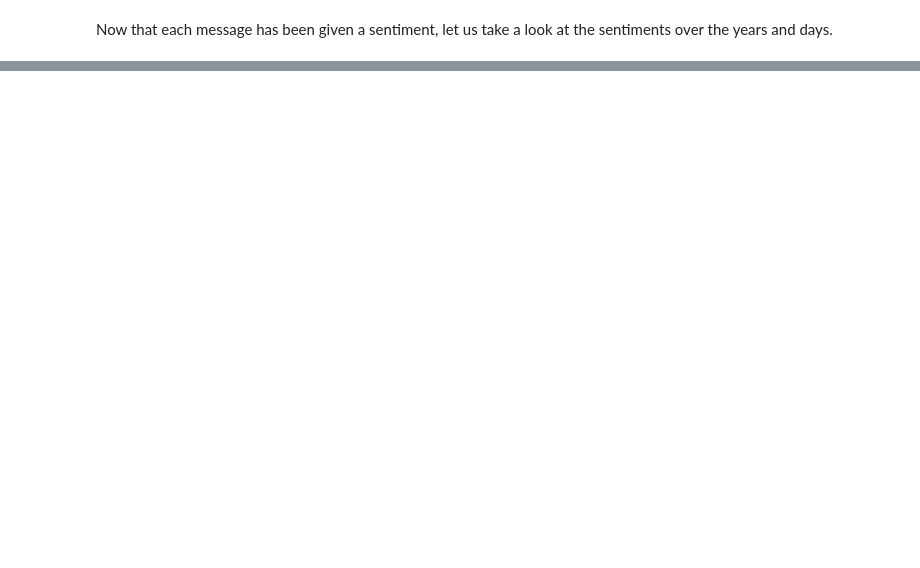
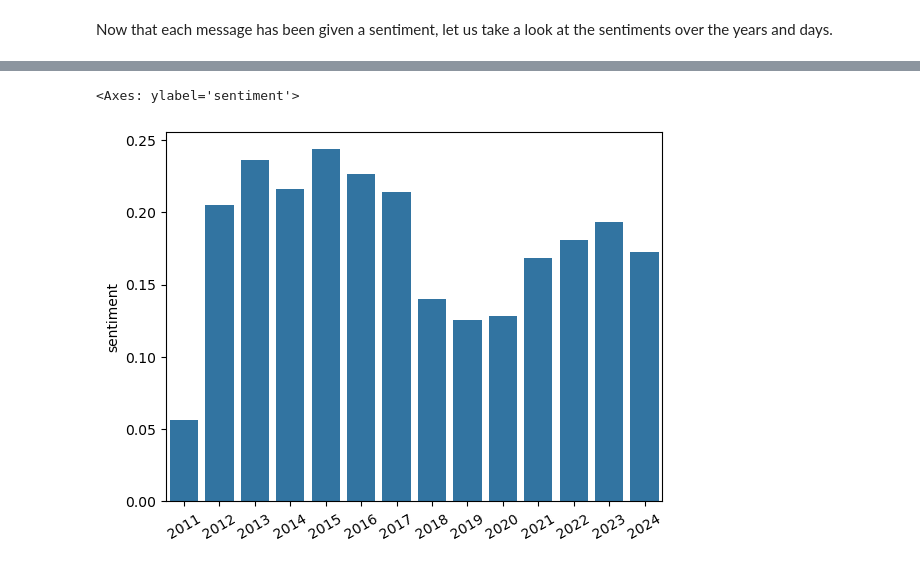
Before and after one commit to Papa-Yaga/Facebook_Projekt, a Jupyter notebook: Facebook.ipynb, the cells around one changed output, grey strips where cells are left out. Saved outputs shown, nothing was run; the diff lists cells and outputs as text; code cells hidden in the pictures; blank space fills up the shorter version.

```diff
--- a/Facebook.ipynb
+++ b/Facebook.ipynb
@@ -272,3 +273,7 @@ messages_df.groupby("year")["sentiment"].mean()
 # %%
+plt.xticks(rotation=30)
 sns.barplot(x=sorted(messages_df["year"].unique()), y=messages_df.groupby("year")["sentiment"].mean())
+# %% [output]
+<Axes: ylabel='sentiment'>
+[figure, added]
 # %%
```
Also changed, not shown: parts of 9 cells of this notebook.
